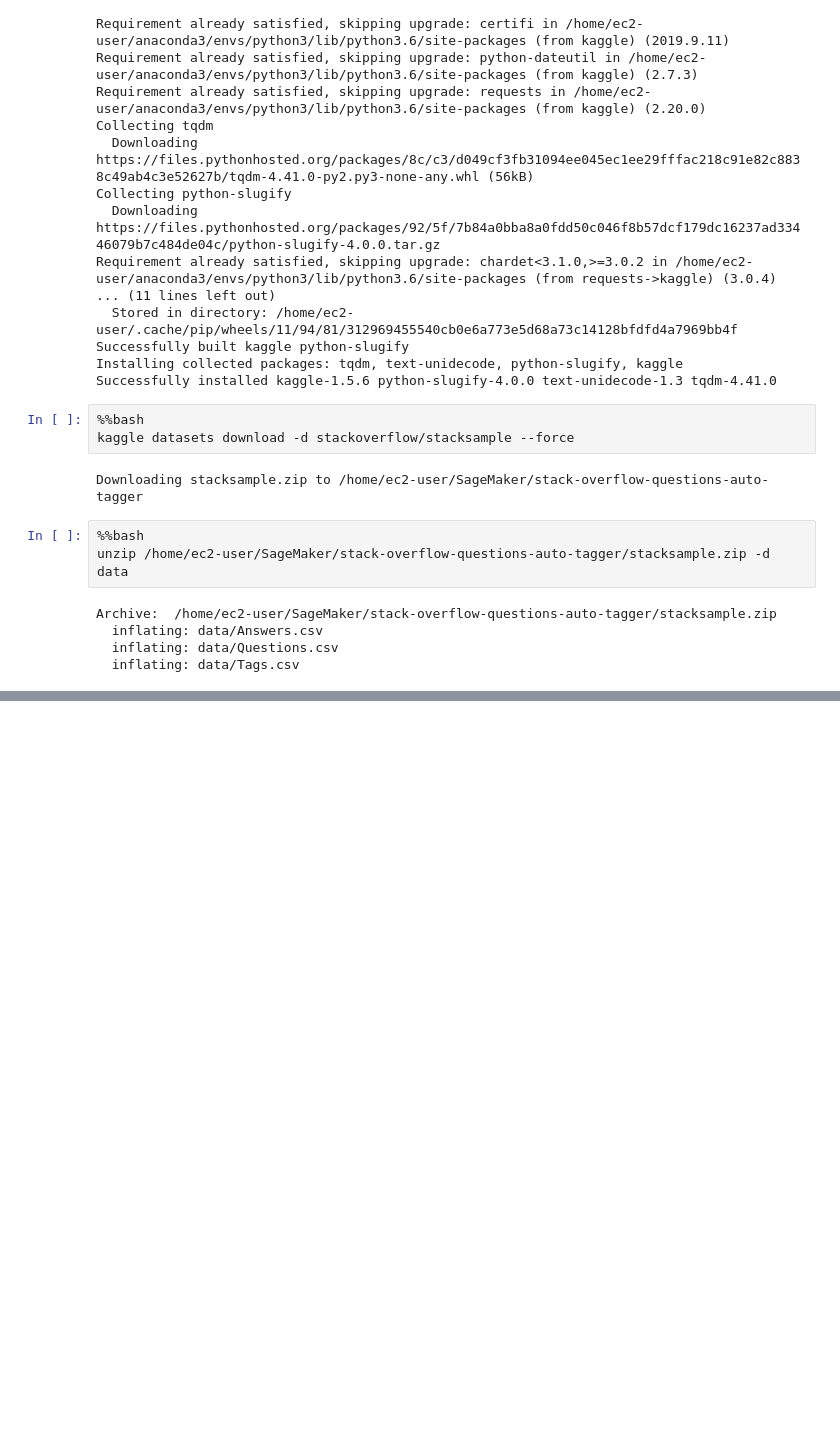
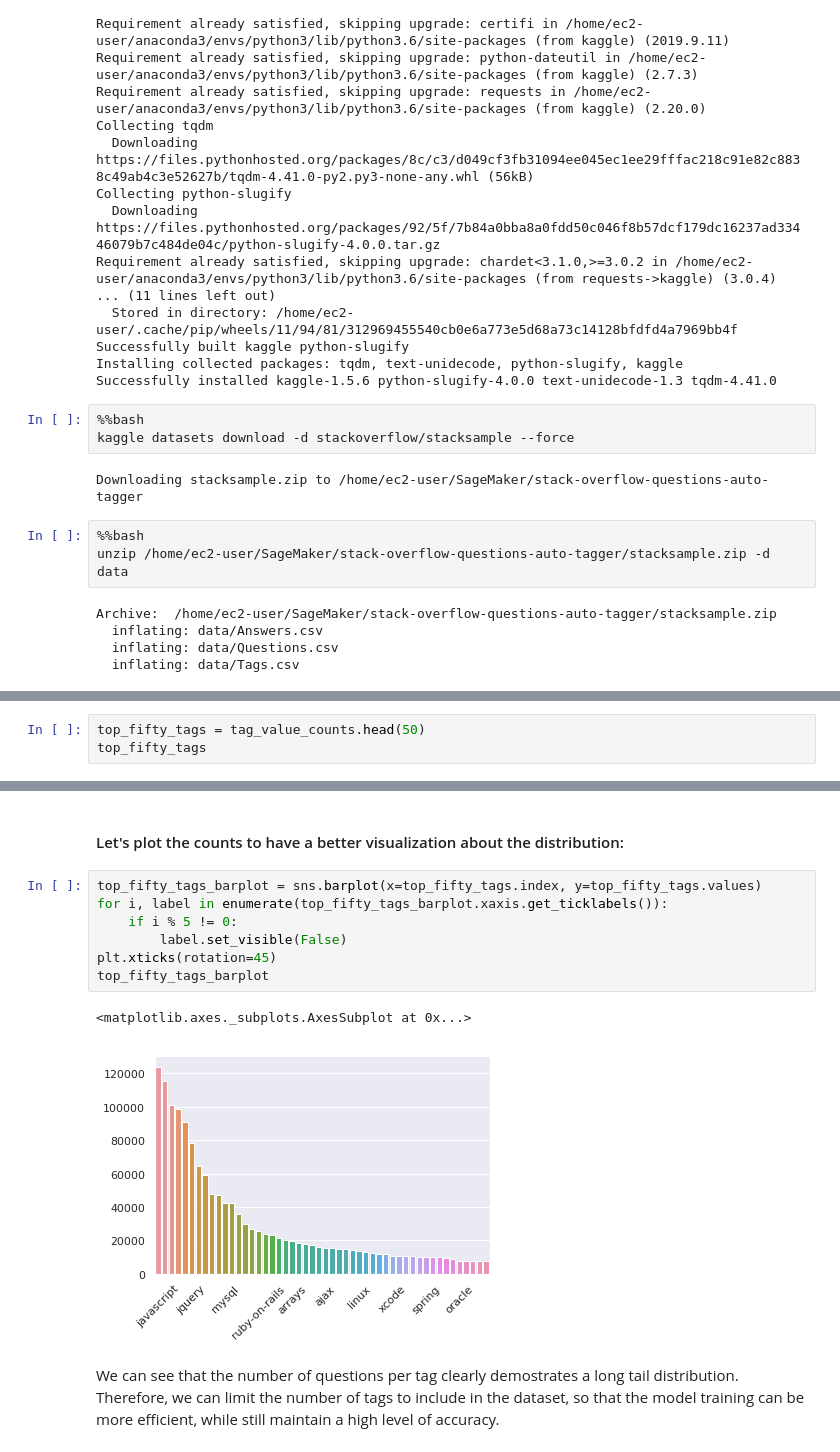
Before and after one commit to foxan/stack-overflow-questions-auto-tagger, a Jupyter notebook: 0. Exploratory Data Analysis.ipynb, the cells around one changed output, grey strips where cells are left out. Saved outputs shown, nothing was run; the diff lists cells and outputs as text; blank space fills up the shorter version.

```diff
--- a/0. Exploratory Data Analysis.ipynb
+++ b/0. Exploratory Data Analysis.ipynb
@@ -59,0 +170,3 @@ Archive:  /home/ec2-user/SageMaker/stack-overflow-questions-auto-tagger/stacksam
+# %%
+top_fifty_tags = tag_value_counts.head(50)
+top_fifty_tags
@@ -59,0 +191,14 @@ Archive:  /home/ec2-user/SageMaker/stack-overflow-questions-auto-tagger/stacksam
+# %% [markdown]
+#### Let's plot the counts to have a better visualization about the distribution:
+# %%
+top_fifty_tags_barplot = sns.barplot(x=top_fifty_tags.index, y=top_fifty_tags.values)
+for i, label in enumerate(top_fifty_tags_barplot.xaxis.get_ticklabels()):
+    if i % 5 != 0:
+        label.set_visible(False)
+plt.xticks(rotation=45)
+top_fifty_tags_barplot
+# %% [output]
+<matplotlib.axes._subplots.AxesSubplot at 0x...>
+[figure, added]
+# %% [markdown]
+We can see that the number of questions per tag clearly demostrates a long tail distribution. Therefore, we can limit the number of tags to include in the dataset, so that the model training can be more efficient, while still maintain a high level of accuracy.
```
Also changed, not shown: parts of 32 cells of this notebook, 1 other file.
